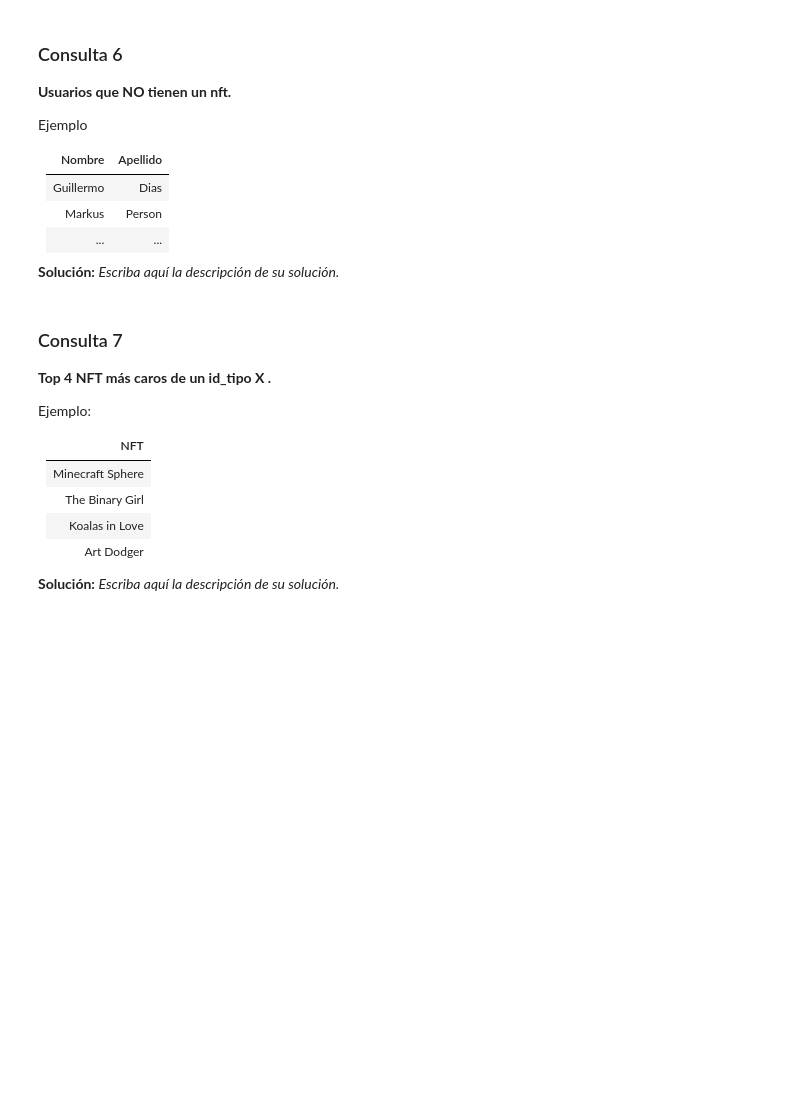
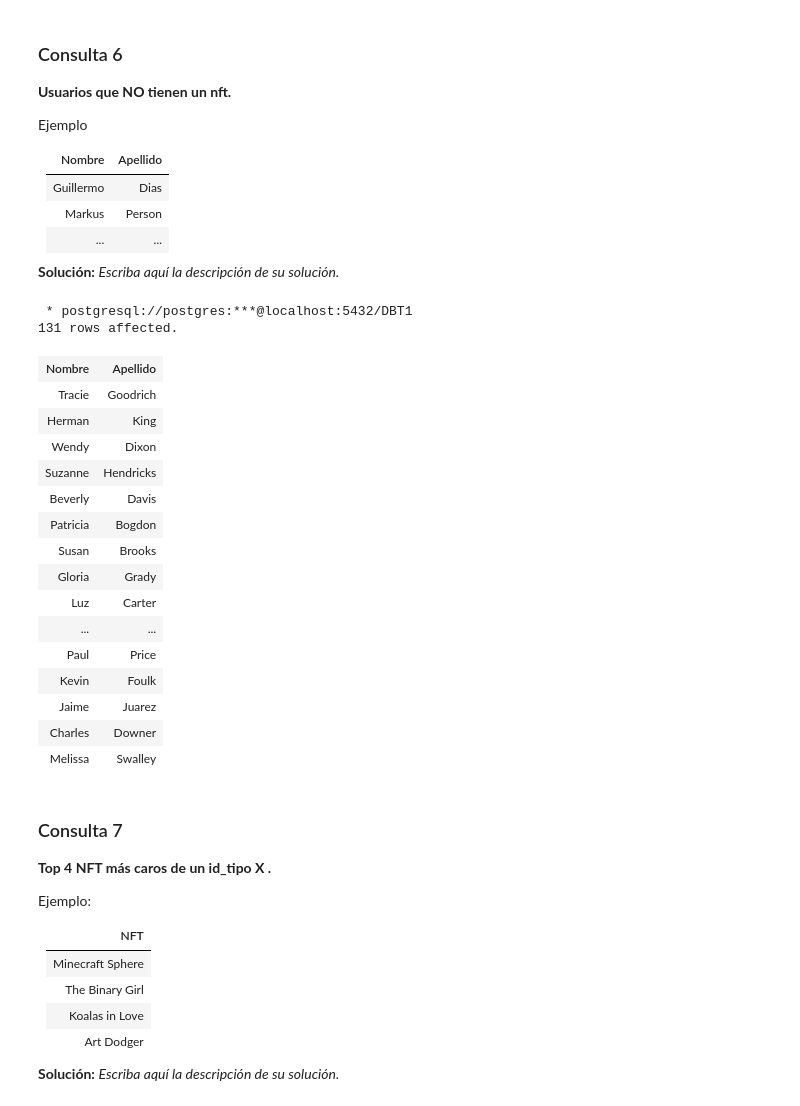
Before and after one commit to AceitonBastian/Base-De-Datos-INF239, a Jupyter notebook: Tarea-1-Grupo24/Tarea-1-Grupo24.ipynb, the cells around one changed output. Drawn from its saved outputs; the diff is of its cells as text; code cells hidden in the pictures; blank space fills up the shorter version.

```diff
--- a/Tarea-1-Grupo24/Tarea-1-Grupo24.ipynb
+++ b/Tarea-1-Grupo24/Tarea-1-Grupo24.ipynb
@@ -426,3 +484,35 @@ WHERE
+# %%
+%%sql
+SELECT
+    Usuarios.nombre AS "Nombre", Usuarios.apellido AS "Apellido"
+FROM
+    Usuarios
+WHERE
+    Usuarios.ID_usuario NOT IN (
+        SELECT
+            Usuario_tiene_NFT.id_usuario
+        FROM
+            Usuario_tiene_NFT
+    );
+# %% [output]
+ * postgresql://postgres:***@localhost:5432/DBT1
+131 rows affected.
+| Nombre | Apellido |
+| Tracie | Goodrich |
+| Herman | King |
+| Wendy | Dixon |
+| Suzanne | Hendricks |
+| Beverly | Davis |
+| Patricia | Bogdon |
+| Susan | Brooks |
+| Gloria | Grady |
+| Luz | Carter |
+| ... | ... |
+| Paul | Price |
+| Kevin | Foulk |
+| Jaime | Juarez |
+| Charles | Downer |
+| Melissa | Swalley |
 # %% [markdown]
 ### Consulta 7
 **Top 4 NFT más caros de un id_tipo X .**
```
Also changed, not shown: parts of 10 cells of this notebook.
